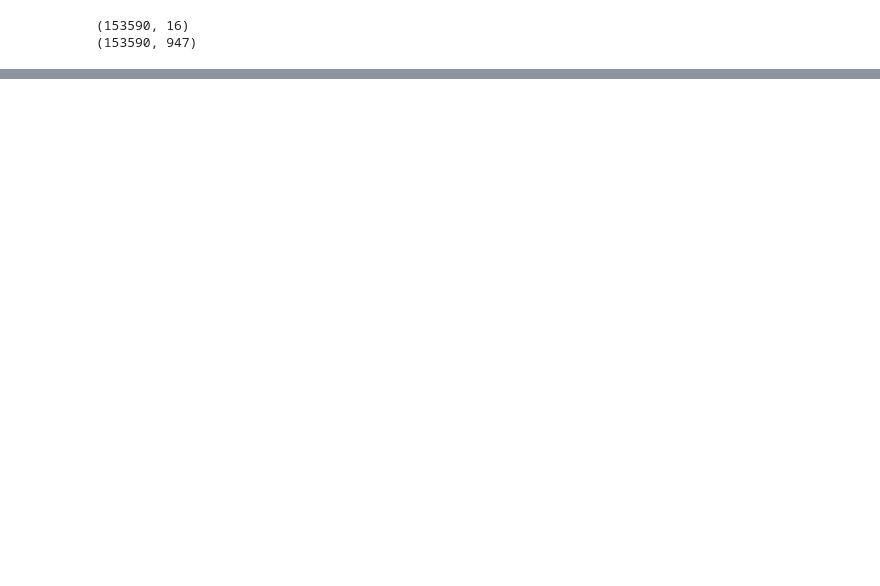
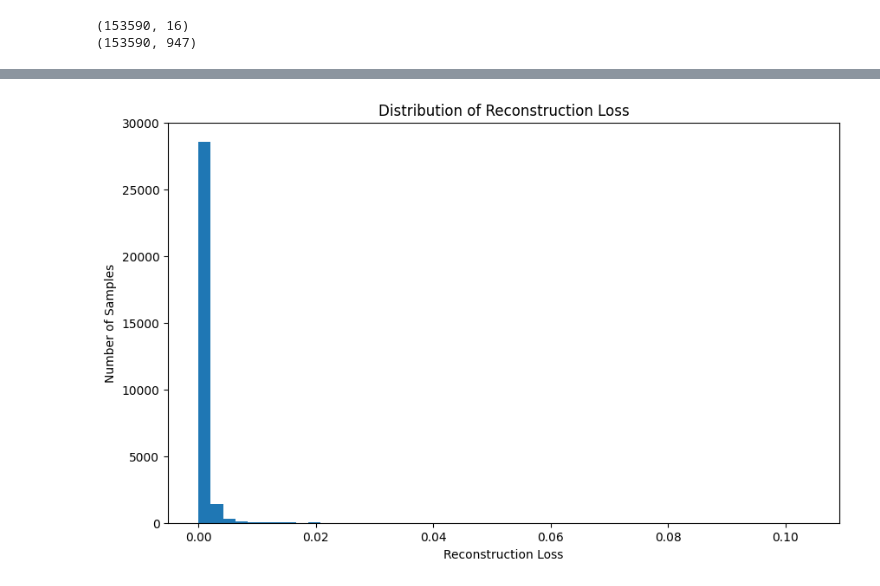
Before and after one commit to ctychen/PlanetAtmospheresN3AS, a Jupyter notebook: AutoencoderTests.ipynb, the cells around one changed output, grey strips where cells are left out. Drawn from its saved outputs; the diff is of its cells as text; code cells hidden in the pictures; blank space fills up the shorter version.

```diff
--- a/AutoencoderTests.ipynb
+++ b/AutoencoderTests.ipynb
@@ -122,0 +171,23 @@ Epoch 22/500
+# %%
+#what does the distribution of reconstruction loss look like?
+#in this case, let's find mean squared error (reconstruction loss/error) for each sample
+
+# y_pred_unscaled = yscaler.inverse_transform(y_pred)
+# y_test_unscaled = yscaler.inverse_transform(y_test)
+
+# reconstruction_loss = np.mean((y_pred_unscaled - y_test_unscaled)**2, axis=1)
+
+reconstruction_loss = np.mean((y_pred - y_test)**2, axis=1)
+
+plt.figure(figsize=(10, 6))
+plt.hist(reconstruction_loss, bins=50)
+plt.xlabel("Reconstruction Loss")
+plt.ylabel("Number of Samples")
+plt.title("Distribution of Reconstruction Loss")
+plt.show()
+
+print(f'Mean Reconstruction Loss: {np.mean(reconstruction_loss)}')
+print(f'Max Reconstruction Loss: {np.max(reconstruction_loss)}')
+print(f'Min Reconstruction Loss: {np.min(reconstruction_loss)}')
+# %% [output]
+[figure, added]
```
Also changed, not shown: parts of 9 cells of this notebook.
